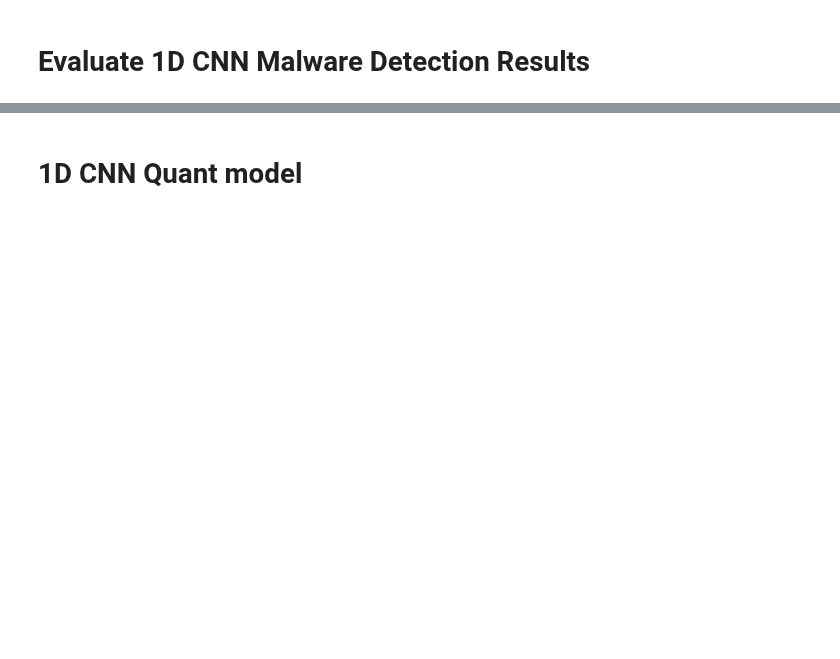
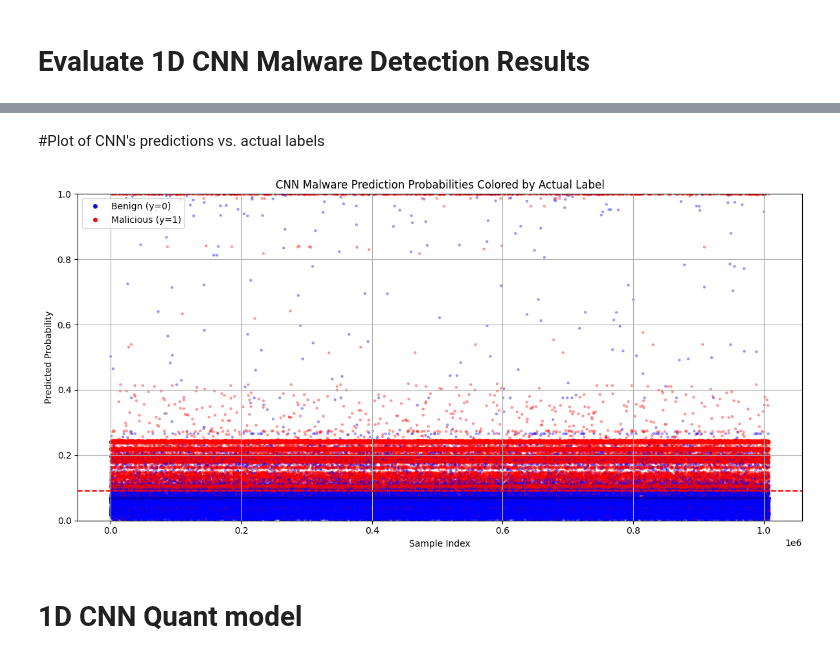
Before and after one commit to SianC7/LAIDS, a Jupyter notebook: Sian's_1D_CNN_baseline_(+quant).ipynb, the cells around one changed output, grey strips where cells are left out. Saved outputs shown, nothing was run; the diff lists cells and outputs as text; code cells hidden in the pictures; blank space fills up the shorter version.

```diff
--- a/Sian's_1D_CNN_baseline_(+quant).ipynb
+++ b/Sian's_1D_CNN_baseline_(+quant).ipynb
@@ -350,3 +317,36 @@ weighted avg       0.87      0.86      0.82   1008301
+# %% [markdown]
+#Plot of CNN's predictions vs. actual labels
+# %%
+import matplotlib.pyplot as plt
+import numpy as np
+
+# --- Plot CNN Prediction Probabilities ---
+# Map actual labels to colors: red = malicious (1), blue = benign (0)
+colors = np.where(y_test == 1, 'red', 'blue')
+
+# X-axis = sample index
+x_vals = np.arange(len(y_pred_probs))
+
+# Plot predictions with color by actual label
+plt.figure(figsize=(12, 6))
+plt.scatter(x_vals, y_pred_probs, c=colors, alpha=0.3, s=5)
+plt.axhline(y=threshold, color='r', linestyle='--', label='Threshold = 0.2')
+
+# Labels and styling
+plt.ylim([0, 1])
+plt.xlabel("Sample Index")
+plt.ylabel("Predicted Probability")
+plt.title("CNN Malware Prediction Probabilities Colored by Actual Label")
+custom_lines = [
+    plt.Line2D([0], [0], marker='o', color='w', label='Benign (y=0)', markerfacecolor='blue', markersize=6),
+    plt.Line2D([0], [0], marker='o', color='w', label='Malicious (y=1)', markerfacecolor='red', markersize=6)
+]
+plt.legend(handles=custom_lines)
+plt.grid(True)
+plt.tight_layout()
+plt.show()
+# %% [output]
+[figure, added]
 # %% [markdown]
 # 1D CNN Quant model
 # %%
```
Also changed, not shown: parts of 7 cells of this notebook.
